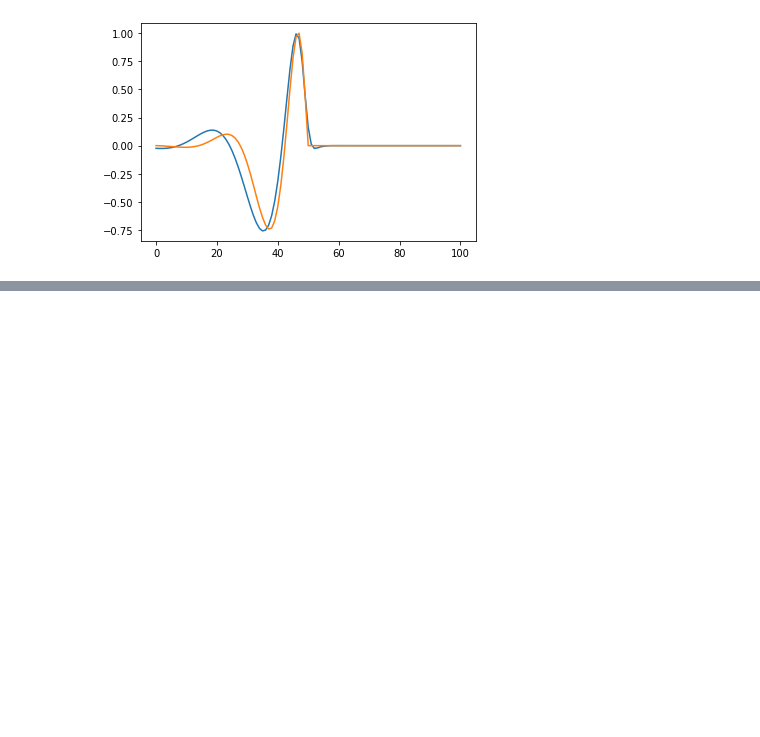
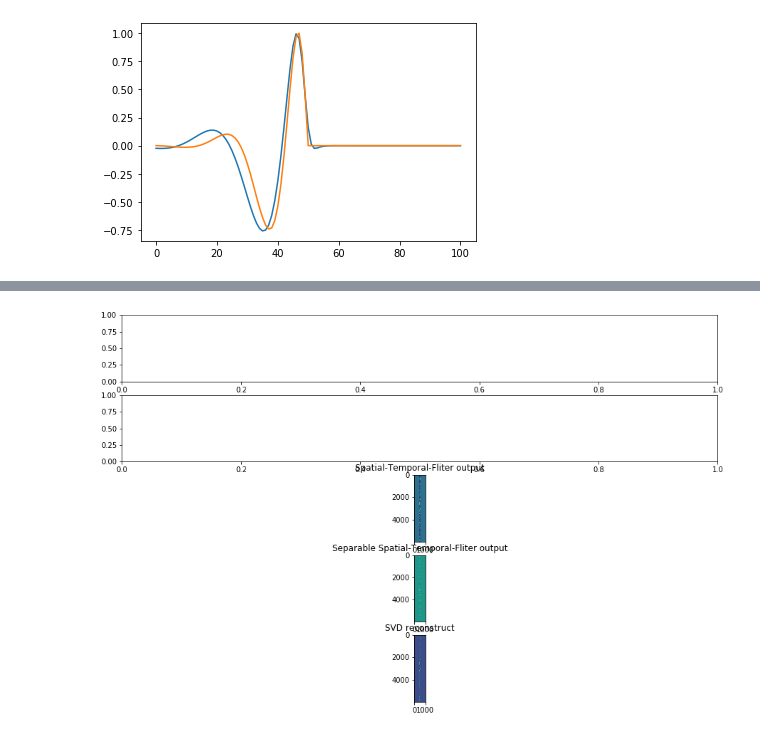
Before and after one commit to llincooi/retina_python, a Jupyter notebook: MB_FB_model/Show_spatial_filter (2D crosscorrelation)-RF-delta-Copy3.ipynb, the cells around one changed output, grey strips where cells are left out. Saved outputs shown, nothing was run; the diff lists cells and outputs as text; code cells hidden in the pictures; blank space fills up the shorter version.

```diff
--- a/MB_FB_model/Show_spatial_filter (2D crosscorrelation)-RF-delta-Copy3.ipynb
+++ b/MB_FB_model/Show_spatial_filter (2D crosscorrelation)-RF-delta-Copy3.ipynb
@@ -576,0 +550,27 @@ plt.plot(new_TK/max(new_TK))
+# %%
+# @jit
+def STconvolve(x,k,dx,dt):
+    output = np.zeros([x.shape[0],k.shape[1]])
+    for i in range(x.shape[0]):
+        for ii in np.arange(max(i-k.shape[0]+1, 0), i+1):
+            output[i,:] += np.convolve(x[ii,:],k[i-ii, :],'same')*dx*dt
+    return output
+
+mb_y = STconvolve(LPOU_bar,delSTK,dx,dt)
+SeSTK_y = STconvolve(LPOU_bar,sSTk,dx,dt)
+SVDSTK_y = STconvolve(LPOU_bar,SVD_STkernel,dx,dt)
+# %%
+fig, ax = plt.subplots(5,1)
+# ax[0].imshow(moving_bar)
+# ax[0].set_title('moving_bar')
+# ax[1].imshow(SbS_output)
+# ax[1].set_title('step by step output')
+ax[2].imshow(mb_y)
+ax[2].set_title('Spatial-Temporal-Fliter output')
+ax[3].imshow(SeSTK_y)
+ax[3].set_title('Separable Spatial-Temporal-Fliter output')
+ax[4].imshow(SVDSTK_y)
+ax[4].set_title('SVD reconstruct')
+fig.set_size_inches(15, 10)
+# %% [output]
+[figure, added]
```
Also changed, not shown: parts of 12 cells of this notebook, 1 other file.
